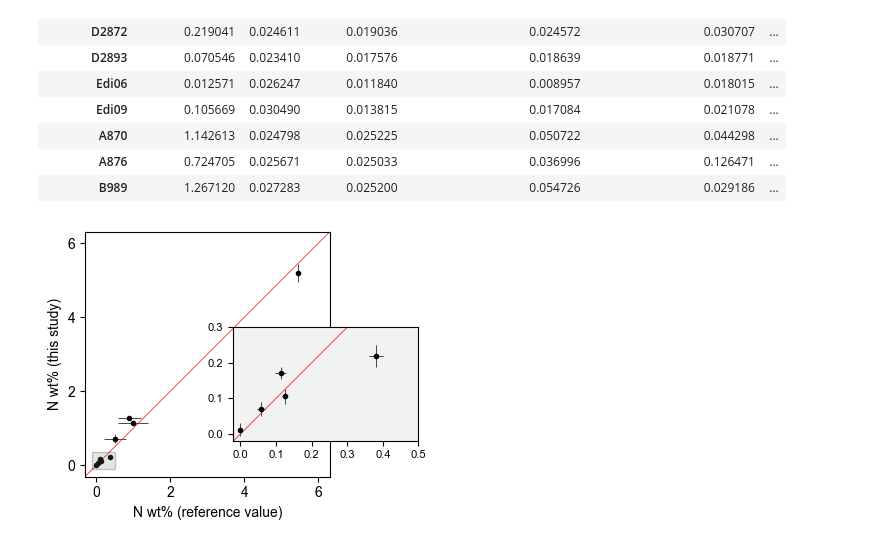
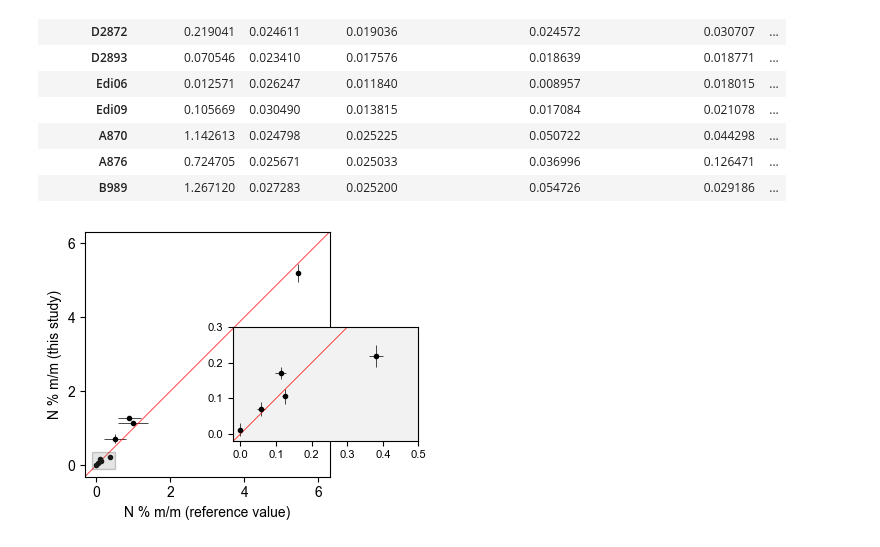
Before and after one commit to eleanor-m/n_epma_analysis, a Jupyter notebook: notebooks/09_quant_summary_figure.ipynb, the cells around one changed output. Drawn from its saved outputs; the diff is of its cells as text; code cells hidden in the pictures.

Commit message:
Change wt% to % m/m in figure

```diff
--- a/notebooks/09_quant_summary_figure.ipynb
+++ b/notebooks/09_quant_summary_figure.ipynb
@@ -132,8 +132,8 @@ plt.errorbar(
     lw = 0.5)
 
 plt.axline((0,0), (6,6), color="red", lw=0.5)
-plt.xlabel("N wt% (reference value)")
-plt.ylabel("N wt% (this study)")
+plt.xlabel("N % m/m (reference value)")
+plt.ylabel("N % m/m (this study)")
 
 ax.set_xticks(np.arange(0, 8, 2))
 ax.set_yticks(np.arange(0, 8, 2))
@@ -161,32 +161,32 @@ ax.set_aspect(aspect="equal")
 # iax.set_xlim(-0.05, 0.5)
 # iax.set_ylim(-0.05, 0.5)
 
 iax.set_xticks(np.arange(0, 0.6, 0.1))
 iax.set_yticks(np.arange(0, 0.4, 0.1))
 iax.set_aspect("equal", adjustable="box")
 
 # ax.indicate_inset_zoom(
 #     iax,
 #     edgecolor = "red"
 #     )
 
 patch, connector_lines = ax.indicate_inset(
     [-0.1, -0.1, 0.6, 0.45],
     inset_ax=iax,
     facecolor="grey",
     alpha=0.2,
     edgecolor="k"
 )
 
 connector_lines[0].set_visible(False)
 connector_lines[1].set_visible(False)
 # connector_lines[2].set_visible(True)
 # connector_lines[3].set_visible(True)
 
 iax.set_facecolor([0.95, 0.95, 0.95])
 
 plt.tight_layout()
-plt.savefig("../figures/N_quant_summary_figure.pdf")
+plt.savefig("../figures/N_quant_summary_figure.pdf", dpi=600)
 plt.show()
 # %% [output]
-[figure, old version]
+[figure, new version]
```
Also changed, not shown: 3 other files.
